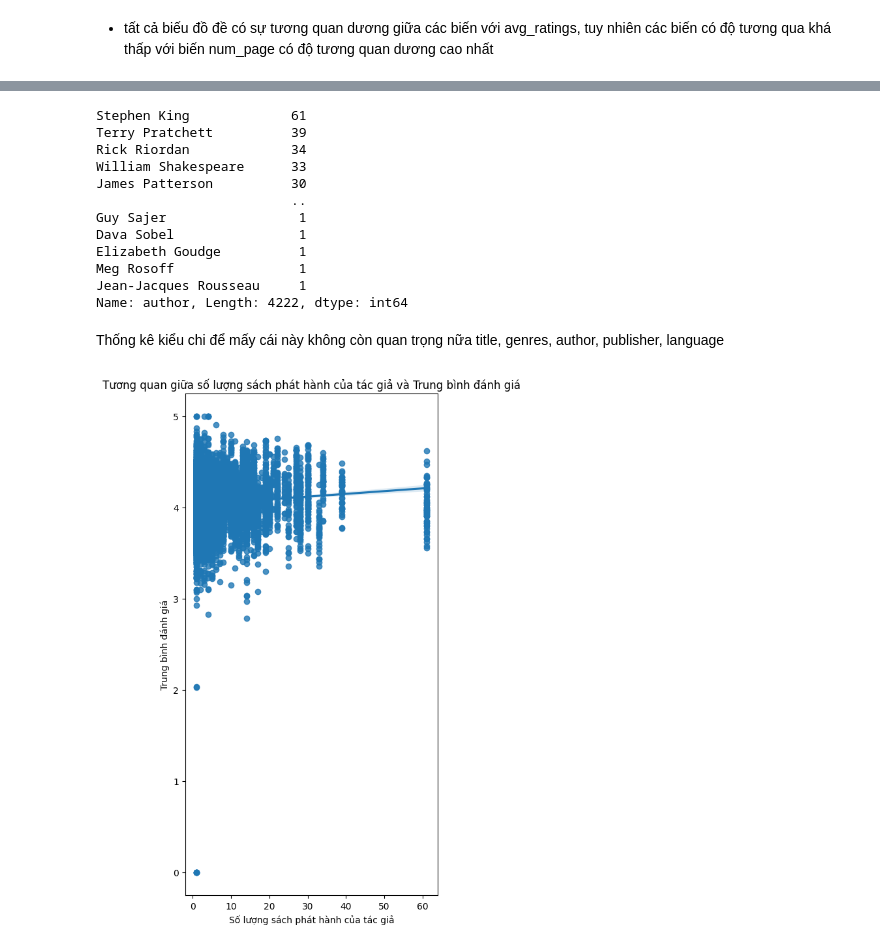
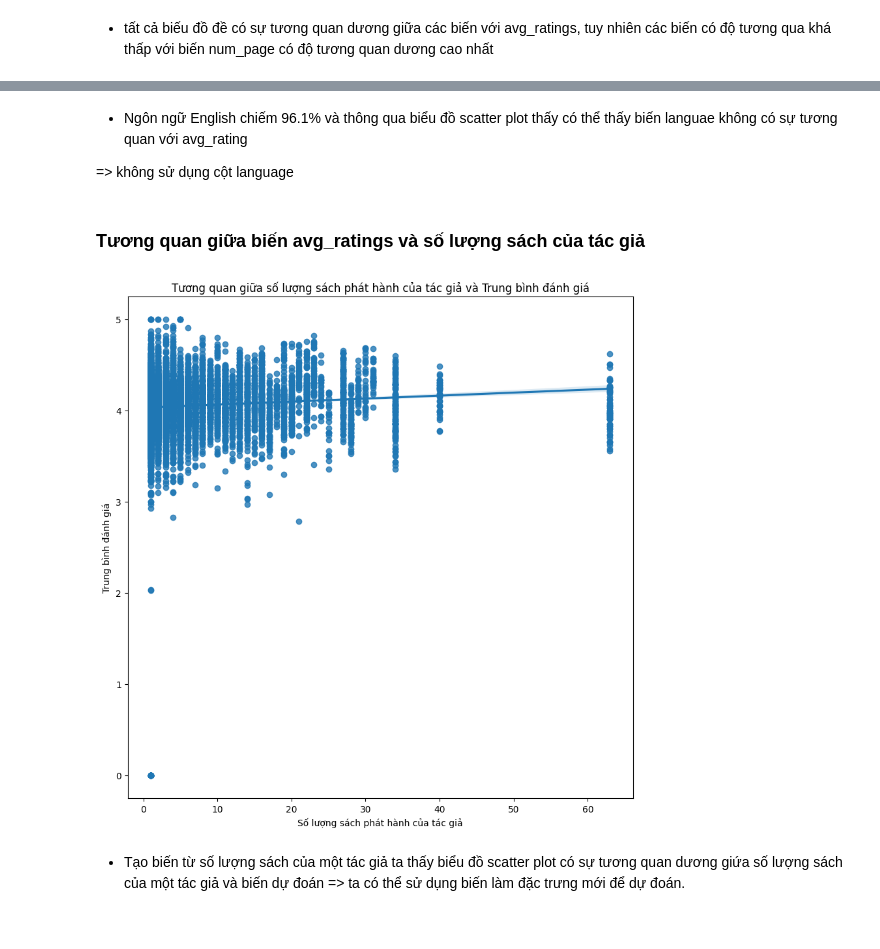
Before and after one commit to legitb0y/KHDL_CK_DCD, a Jupyter notebook: thongkemota.ipynb, the cells around one changed output, grey strips where cells are left out. Drawn from its saved outputs; the diff is of its cells as text; code cells hidden in the pictures.

```diff
--- a/thongkemota.ipynb
+++ b/thongkemota.ipynb
@@ -129,5 +91,0 @@ def plotBox(data, columns):
-# %%
-df.dropna(inplace=True)
-numeric_columns = df.select_dtypes(include=np.number).columns.tolist()
-numeric_columns
-plotBox(df, numeric_columns)
@@ -164,16 +118,0 @@ plt.show()
-# %%
-book_counts = df['author'].value_counts()
-print(book_counts)
-# %% [output]
-Stephen King             61
-Terry Pratchett          39
-Rick Riordan             34
-William Shakespeare      33
-James Patterson          30
-                         ..
-Guy Sajer                 1
-Dava Sobel                1
-Elizabeth Goudge          1
-Meg Rosoff                1
-Jean-Jacques Rousseau     1
-Name: author, Length: 4222, dtype: int64
@@ -183,14 +119,21 @@ df['count_books_by_author'] = df.groupby('author')['author'].transform('count')
-# %% [markdown]
-Thống kê kiểu chi để mấy cái này không còn quan trọng nữa title, genres, author, publisher, language
+# %% [markdown]
+- Ngôn ngữ English chiếm 96.1% và thông qua biểu đồ scatter plot  thấy có thể thấy biến languae không có sự tương quan với avg_rating
+
+=> không sử dụng cột language
+# %% [markdown]
+### Tương quan giữa biến avg_ratings và số lượng sách của tác giả
 # %%
-
+# tạo đặc trưng mới
+df['count_books_by_author'] = df.groupby('author')['author'].transform('count')
 # Vẽ biểu đồ tương quan với sns.regplot()
-plt.figure(figsize=(5, 10))
+plt.figure(figsize=(10, 10))
 sns.regplot(data=df, y='avg_ratings', x='count_books_by_author')
 plt.title('Tương quan giữa số lượng sách phát hành của tác giả và Trung bình đánh giá')
 plt.xlabel('Số lượng sách phát hành của tác giả')
 plt.ylabel('Trung bình đánh giá')
-
 plt.show()
 # %% [output]
-[figure, old version]
+[figure, new version]
+# %% [markdown]
+- Tạo biến từ số lượng sách của một tác giả ta thấy biểu đồ scatter plot có sự tương quan dương giứa số lượng sách của một tác giả và biến dự đoán
+=> ta có thể sử dụng biến làm đặc trưng mới để dự đoán.
```
Also changed, not shown: parts of 25 cells of this notebook, 3 other files.
